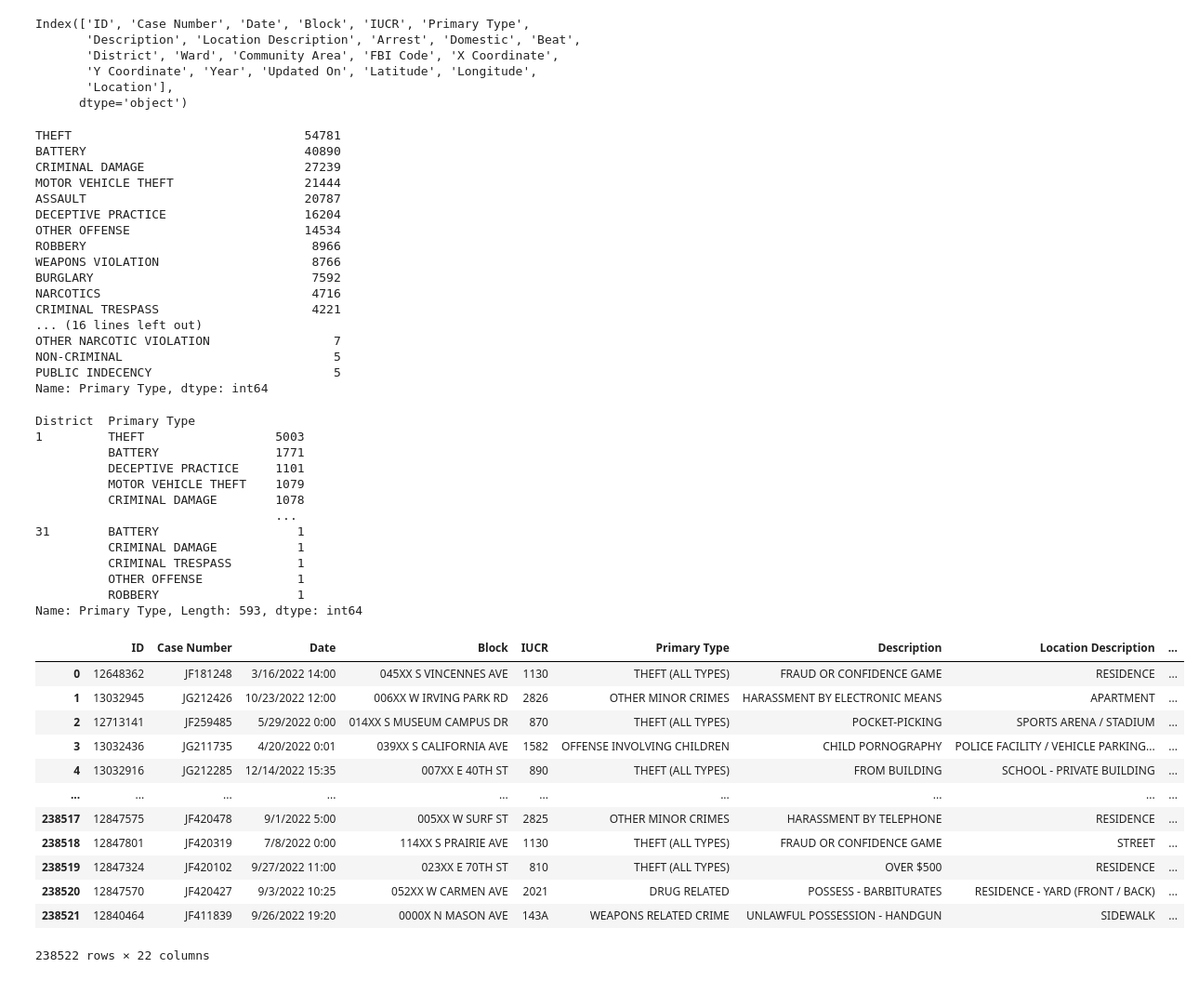
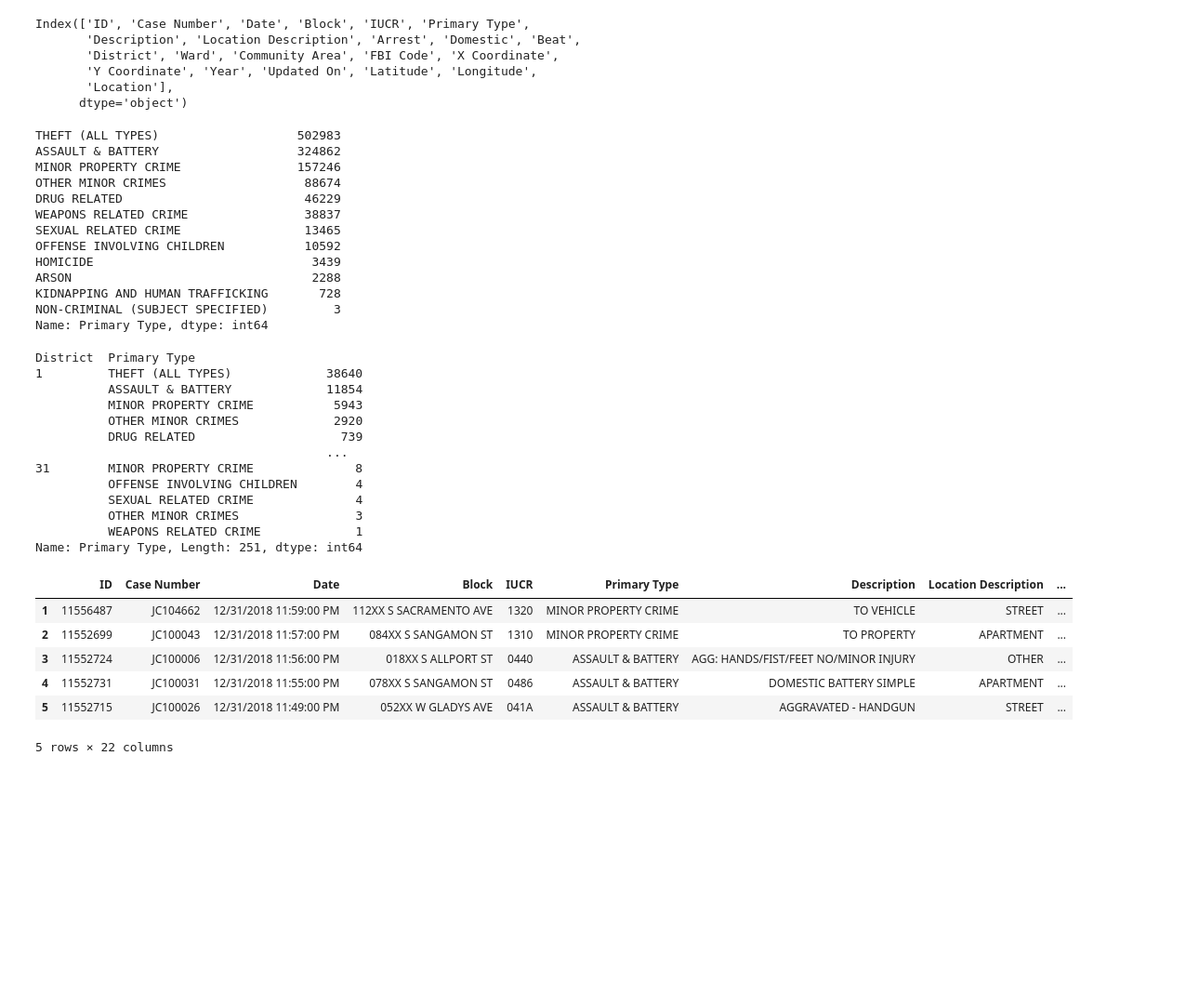
Before and after one commit to jmpealy/project1, a Jupyter notebook: crimes_2022.ipynb, the cells around one changed output. Shown at 93% size. Saved outputs shown, nothing was run; the diff lists cells and outputs as text; code cells hidden in the pictures; blank space fills up the shorter version.

```diff
--- a/crimes_2022.ipynb
+++ b/crimes_2022.ipynb
@@ -6,7 +6,7 @@ import scipy.stats as st
 import numpy as np
 
 # chicago crime data file
-crime_path = "Resources/chicago_crimes_2022.csv"
+crime_path = "Resources/chicago_crimes_all_cleaned.csv"
 
 # Read the mouse data and put into a dataframe
 crime = pd.read_csv(crime_path)
@@ -37,22 +37,18 @@ Index(['ID', 'Case Number', 'Date', 'Block', 'IUCR', 'Primary Type',
 counts_crime = crime_df["Primary Type"].value_counts()
 counts_crime
 # %% [output]
-THEFT                                54781
-BATTERY                              40890
-CRIMINAL DAMAGE                      27239
-MOTOR VEHICLE THEFT                  21444
-ASSAULT                              20787
-DECEPTIVE PRACTICE                   16204
-OTHER OFFENSE                        14534
-ROBBERY                               8966
-WEAPONS VIOLATION                     8766
-BURGLARY                              7592
-NARCOTICS                             4716
-CRIMINAL TRESPASS                     4221
-... (16 lines left out)
-OTHER NARCOTIC VIOLATION                 7
-NON-CRIMINAL                             5
-PUBLIC INDECENCY                         5
+THEFT (ALL TYPES)                   502983
+ASSAULT & BATTERY                   324862
+MINOR PROPERTY CRIME                157246
+OTHER MINOR CRIMES                   88674
+DRUG RELATED                         46229
+WEAPONS RELATED CRIME                38837
+SEXUAL RELATED CRIME                 13465
+OFFENSE INVOLVING CHILDREN           10592
+HOMICIDE                              3439
+ARSON                                 2288
+KIDNAPPING AND HUMAN TRAFFICKING       728
+NON-CRIMINAL (SUBJECT SPECIFIED)         3
 Name: Primary Type, dtype: int64
 # %%
 # Look at which crimes were most prevalent by district
@@ -60,43 +56,39 @@ district_df = crime_df.groupby(["District"])["Primary Type"].value_counts()
 district_df
 # %% [output]
 District  Primary Type
-1         THEFT                  5003
-          BATTERY                1771
-          DECEPTIVE PRACTICE     1101
-          MOTOR VEHICLE THEFT    1079
-          CRIMINAL DAMAGE        1078
-                                 ...
-31        BATTERY                   1
-          CRIMINAL DAMAGE           1
-          CRIMINAL TRESPASS         1
-          OTHER OFFENSE             1
-          ROBBERY                   1
-Name: Primary Type, Length: 593, dtype: int64
+1         THEFT (ALL TYPES)             38640
+          ASSAULT & BATTERY             11854
+          MINOR PROPERTY CRIME           5943
+          OTHER MINOR CRIMES             2920
+          DRUG RELATED                    739
+                                        ...
+31        MINOR PROPERTY CRIME              8
+          OFFENSE INVOLVING CHILDREN        4
+          SEXUAL RELATED CRIME              4
+          OTHER MINOR CRIMES                3
+          WEAPONS RELATED CRIME             1
+Name: Primary Type, Length: 251, dtype: int64
 # %%
+#Re-group 'primary types' into consolidated types
 crime_cleaned_df = crime_df.replace({"THEFT":"THEFT (ALL TYPES)","MOTOR VEHICLE THEFT":"THEFT (ALL TYPES)","ROBBERY":"THEFT (ALL TYPES)",
                                     "BURGLARY":"THEFT (ALL TYPES)","DECEPTIVE PRACTICE":"THEFT (ALL TYPES)",
                                     "PUBLIC PEACE VIOLATION":"OTHER MINOR CRIMES","INTERFERENCE WITH PUBLIC OFFICER":"OTHER MINOR CRIMES",
                                     "LIQUOR LAW VIOLATION":"OTHER MINOR CRIMES","OBSCENITY":"OTHER MINOR CRIMES","GAMBLING":"OTHER MINOR CRIMES",
                                     "NON-CRIMINAL":"OTHER MINOR CRIMES","PUBLIC INDECENCY":"OTHER MINOR CRIMES","OTHER OFFENSE":"OTHER MINOR CRIMES",
                                     "PROSTITUTION":"OTHER MINOR CRIMES","KIDNAPPING":"KIDNAPPING AND HUMAN TRAFFICKING","HUMAN TRAFFICKING" : "KIDNAPPING AND HUMAN TRAFFICKING",
                                     "NARCOTICS":"DRUG RELATED","OTHER NARCOTIC VIOLATION":"DRUG RELATED","ASSAULT": "ASSAULT & BATTERY","BATTERY": "ASSAULT & BATTERY",
                                     "RITUALISM":"ASSAULT & BATTERY","STALKING":"ASSAULT & BATTERY","INTIMIDATION":"ASSAULT & BATTERY","CRIMINAL TRESPASS":"MINOR PROPERTY CRIME",
                                     "CRIMINAL DAMAGE":"MINOR PROPERTY CRIME","CRIM SEXUAL ASSAULT": "SEXUAL RELATED CRIME","CRIMINAL SEXUAL ASSAULT": "SEXUAL RELATED CRIME",
                                     "SEX OFFENSE": "SEXUAL RELATED CRIME","WEAPONS VIOLATION":"WEAPONS RELATED CRIME","CONCEALED CARRY LICENSE VIOLATION":"WEAPONS RELATED CRIME"})
 
-crime_cleaned_df
+crime_cleaned_df = crime_cleaned_df.dropna(how = "any")
+crime_cleaned_df.head()
 # %% [output]
 |  | ID | Case Number | Date | Block | IUCR | Primary Type | Description | Location Description | ... |
-| 0 | 12648362 | JF181248 | 3/16/2022 14:00 | 045XX S VINCENNES AVE | 1130 | THEFT (ALL TYPES) | FRAUD OR CONFIDENCE GAME | RESIDENCE | ... |
-| 1 | 13032945 | JG212426 | 10/23/2022 12:00 | 006XX W IRVING PARK RD | 2826 | OTHER MINOR CRIMES | HARASSMENT BY ELECTRONIC MEANS | APARTMENT | ... |
-| 2 | 12713141 | JF259485 | 5/29/2022 0:00 | 014XX S MUSEUM CAMPUS DR | 870 | THEFT (ALL TYPES) | POCKET-PICKING | SPORTS ARENA / STADIUM | ... |
-| 3 | 13032436 | JG211735 | 4/20/2022 0:01 | 039XX S CALIFORNIA AVE | 1582 | OFFENSE INVOLVING CHILDREN | CHILD PORNOGRAPHY | POLICE FACILITY / VEHICLE PARKING... | ... |
-| 4 | 13032916 | JG212285 | 12/14/2022 15:35 | 007XX E 40TH ST | 890 | THEFT (ALL TYPES) | FROM BUILDING | SCHOOL - PRIVATE BUILDING | ... |
-| ... | ... | ... | ... | ... | ... | ... | ... | ... | ... |
-| 238517 | 12847575 | JF420478 | 9/1/2022 5:00 | 005XX W SURF ST | 2825 | OTHER MINOR CRIMES | HARASSMENT BY TELEPHONE | RESIDENCE | ... |
-| 238518 | 12847801 | JF420319 | 7/8/2022 0:00 | 114XX S PRAIRIE AVE | 1130 | THEFT (ALL TYPES) | FRAUD OR CONFIDENCE GAME | STREET | ... |
-| 238519 | 12847324 | JF420102 | 9/27/2022 11:00 | 023XX E 70TH ST | 810 | THEFT (ALL TYPES) | OVER $500 | RESIDENCE | ... |
-| 238520 | 12847570 | JF420427 | 9/3/2022 10:25 | 052XX W CARMEN AVE | 2021 | DRUG RELATED | POSSESS - BARBITURATES | RESIDENCE - YARD (FRONT / BACK) | ... |
-| 238521 | 12840464 | JF411839 | 9/26/2022 19:20 | 0000X N MASON AVE | 143A | WEAPONS RELATED CRIME | UNLAWFUL POSSESSION - HANDGUN | SIDEWALK | ... |
+| 1 | 11556487 | JC104662 | 12/31/2018 11:59:00 PM | 112XX S SACRAMENTO AVE | 1320 | MINOR PROPERTY CRIME | TO VEHICLE | STREET | ... |
+| 2 | 11552699 | JC100043 | 12/31/2018 11:57:00 PM | 084XX S SANGAMON ST | 1310 | MINOR PROPERTY CRIME | TO PROPERTY | APARTMENT | ... |
+| 3 | 11552724 | JC100006 | 12/31/2018 11:56:00 PM | 018XX S ALLPORT ST | 0440 | ASSAULT & BATTERY | AGG: HANDS/FIST/FEET NO/MINOR INJURY | OTHER | ... |
+| 4 | 11552731 | JC100031 | 12/31/2018 11:55:00 PM | 078XX S SANGAMON ST | 0486 | ASSAULT & BATTERY | DOMESTIC BATTERY SIMPLE | APARTMENT | ... |
+| 5 | 11552715 | JC100026 | 12/31/2018 11:49:00 PM | 052XX W GLADYS AVE | 041A | ASSAULT & BATTERY | AGGRAVATED - HANDGUN | STREET | ... |
-238522 rows × 22 columns
+5 rows × 22 columns
 # %%
```
Also changed, not shown: parts of 18 cells of this notebook.
